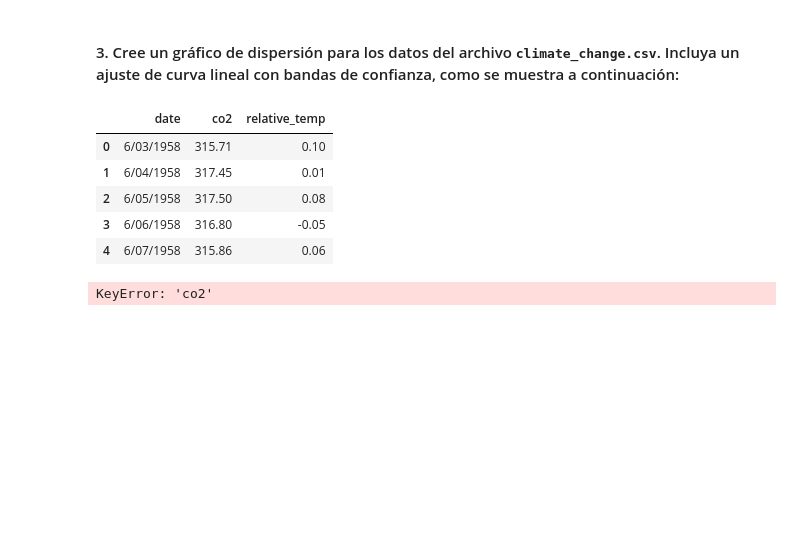
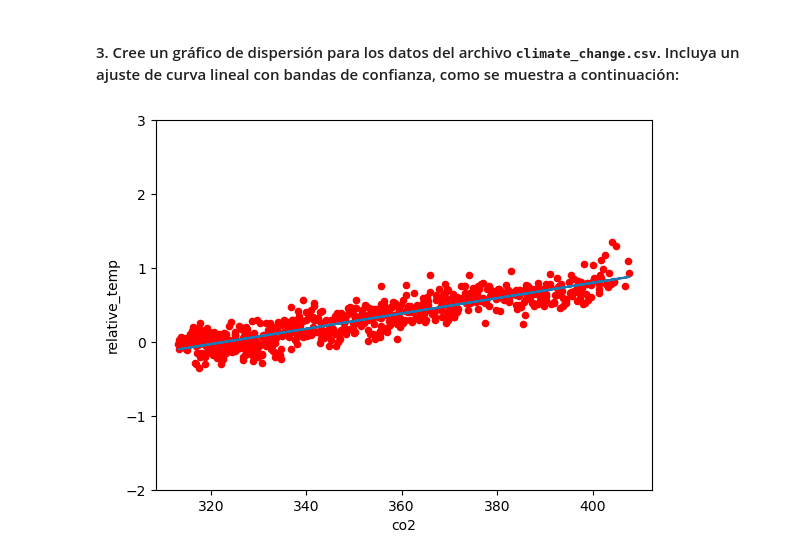
Before and after one commit to jduque56/programacion-EIA, a Jupyter notebook: EntregaMC13/MiniChallenge#13.ipynb, the cells around one changed output. Saved outputs shown, nothing was run; the diff lists cells and outputs as text; code cells hidden in the pictures; blank space fills up the shorter version.

```diff
--- a/EntregaMC13/MiniChallenge#13.ipynb
+++ b/EntregaMC13/MiniChallenge#13.ipynb
@@ -74,17 +74,13 @@ caja = pd.DataFrame({'Cantidad':[sexo.loc['MASCULINO'],sexo.loc['FEMENINO']]})
 # %%
 pd.set_option('display.max_rows', None)
 co = pd.read_csv('archivos/climate_change.csv',sep=';')
-co.head()
-# %% [output]
-|  | date | co2 | relative_temp |
-| 0 | 6/03/1958 | 315.71 | 0.10 |
-| 1 | 6/04/1958 | 317.45 | 0.01 |
-| 2 | 6/05/1958 | 317.50 | 0.08 |
-| 3 | 6/06/1958 | 316.80 | -0.05 |
-| 4 | 6/07/1958 | 315.86 | 0.06 |
-# %%
-x=co.loc['co2']
-y=co.loc['relative_temp']
-co.plot.scatter(x=x,y=y)
-# %% [output]
-KeyError: 'co2'
+# %%
+x=co.co2
+trend=np.polyfit(co.co2,co.relative_temp,1)
+polinomial = np.poly1d(trend)
+co.plot.scatter('co2','relative_temp',color='red')
+plt.plot(x,polinomial(x))
+plt.yticks([-2,-1,0,1,2,3])
+plt.show()
+# %% [output]
+[figure, added]
```
Also changed, not shown: parts of 1 cell of this notebook.
